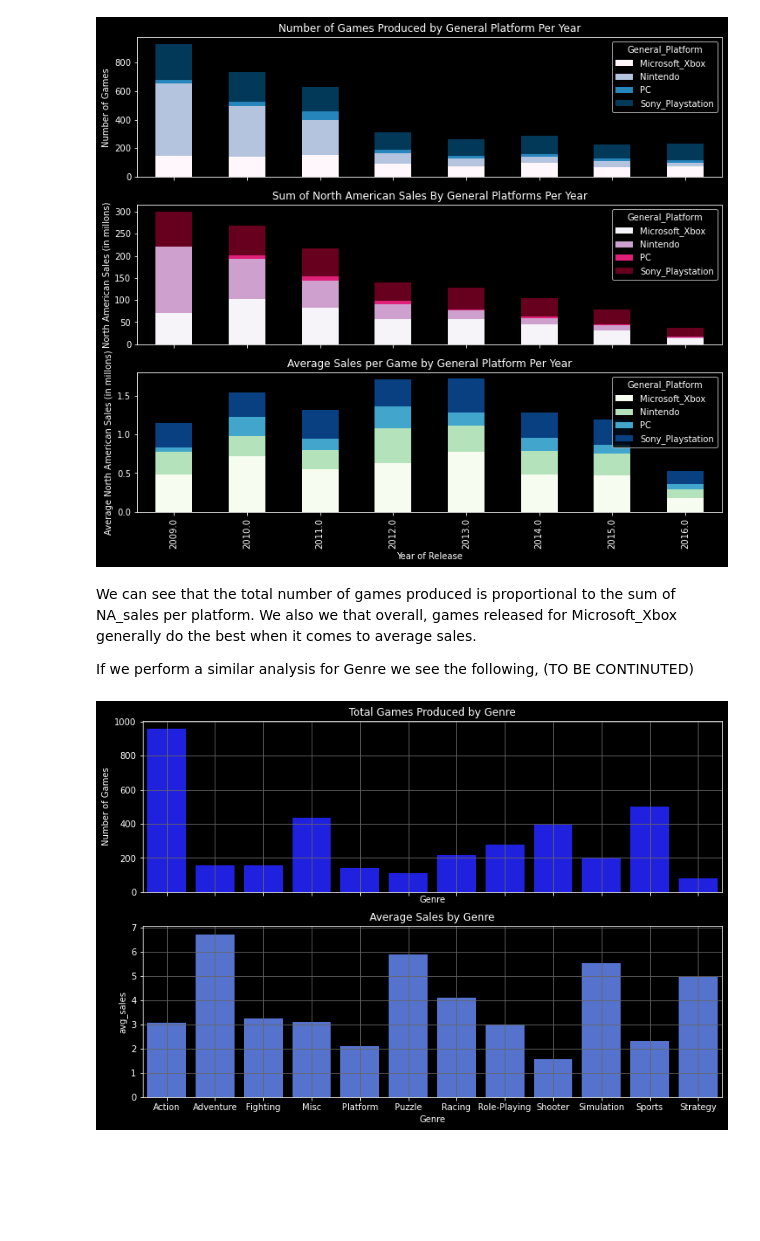
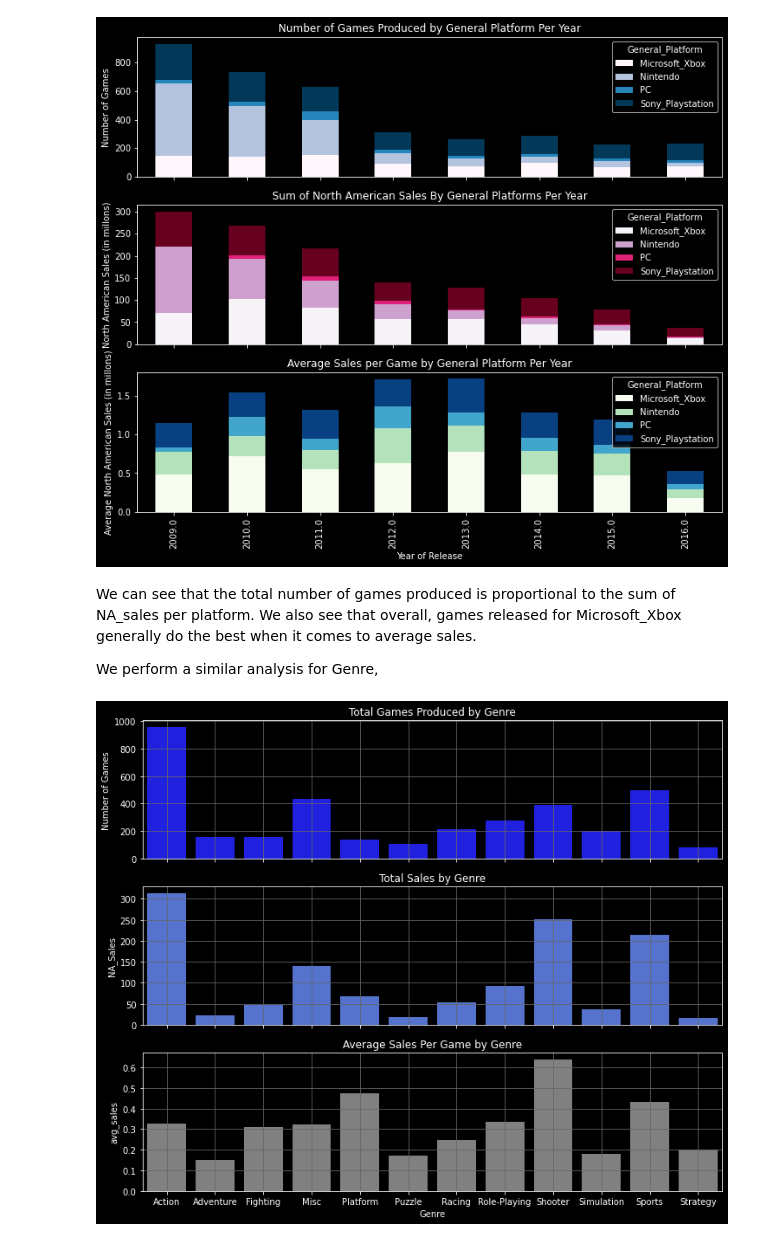
Before and after one commit to liammccarthy17/VideoGameSalesProject2021, a Jupyter notebook: PredictingVideoGameSales-LiamSusanSebastian-2021.ipynb, the cells around one changed output. Cells and saved outputs as stored; diff of their text form; code cells hidden in the pictures; blank space fills up the shorter version.

```diff
--- a/PredictingVideoGameSales-LiamSusanSebastian-2021.ipynb
+++ b/PredictingVideoGameSales-LiamSusanSebastian-2021.ipynb
@@ -198,3 +201,9 @@ The attributes that we decide to use as predicters of NA_Sales success are,
 - Developer
 
 We will create visualiztions for each of these attributes in order to better understand our data.
+# %%
+# find the 50th percentile marker so we can choose games that are above aka 'Sold Well' and games that below aka 'Sold Poorly'
+midpoint_sales = std_vgs_df['NA_Sales'].describe()['50%'] ## this midpoint is the .5 quartile marker, so better than this is better than half of all the games produced
+
+std_vgs_df['good_or_bad'] = np.zeros(std_vgs_df['Platform'].size, dtype = 'int32')
+std_vgs_df.loc[std_vgs_df['NA_Sales'] > midpoint_sales, 'good_or_bad'] = 1
@@ -264,22 +290,25 @@ axes[2].set_xlabel('Year of Release')
 Text(0.5, 0, 'Year of Release')
 [figure]
 # %% [markdown]
-We can see that the total number of games produced is proportional to the sum of NA_sales per platform. We also we that overall, games released for Microsoft_Xbox generally do the best when it comes to average sales.
+We can see that the total number of games produced is proportional to the sum of NA_sales per platform. We also see that overall, games released for Microsoft_Xbox generally do the best when it comes to average sales.
 
-If we perform a similar analysis for Genre we see the following, (TO BE CONTINUTED)
+We perform a similar analysis for Genre,
 # %%
-games_by_genre_total = std_vgs_df.groupby(['Genre'])[['dummy','NA_Sales']].sum()
-games_by_genre_total['avg_sales'] = games_by_genre_total['dummy'].div(games_by_genre_total['NA_Sales'])
+games_by_genre_total = std_vgs_df.groupby(['Genre'])[['dummy','NA_Sales', 'good_or_bad']].sum()
+games_by_genre_total['avg_sales'] = games_by_genre_total['NA_Sales'].div(games_by_genre_total['dummy'])
 
-fig, axes = plt.subplots(2, 1, figsize=(12, 8), sharex=True)
+fig, axes = plt.subplots(3, 1, figsize=(12, 10), sharex=True)
 
-sb.barplot(ax = axes[0], x = games_by_genre_total.index, y=games_by_genre_total['dummy'], color = 'blue')
-sb.barplot(ax = axes[1], x = games_by_genre_total.index, y=games_by_genre_total['avg_sales'], color = 'royalblue')
+sb.barplot(ax = axes[0], x = games_by_genre_total.index.values, y=games_by_genre_total['dummy'], color = 'blue')
+sb.barplot(ax = axes[1], x = games_by_genre_total.index.values, y=games_by_genre_total['NA_Sales'], color = 'royalblue')
+sb.barplot(ax = axes[2], x = games_by_genre_total.index, y=games_by_genre_total['avg_sales'], color = 'grey')
 
 axes[0].set_title('Total Games Produced by Genre')
-axes[1].set_title('Average Sales by Genre')
+axes[1].set_title('Total Sales by Genre')
+axes[2].set_title('Average Sales Per Game by Genre')
 axes[0].set_ylabel('Number of Games')
 axes[0].grid(b = True, color = '#666666')
 axes[1].grid(b = True, color = '#666666')
+axes[2].grid(b = True, color = '#666666')
 # %% [output]
-[figure, old version]
+[figure, new version]
```
Also changed, not shown: parts of 31 cells of this notebook.
